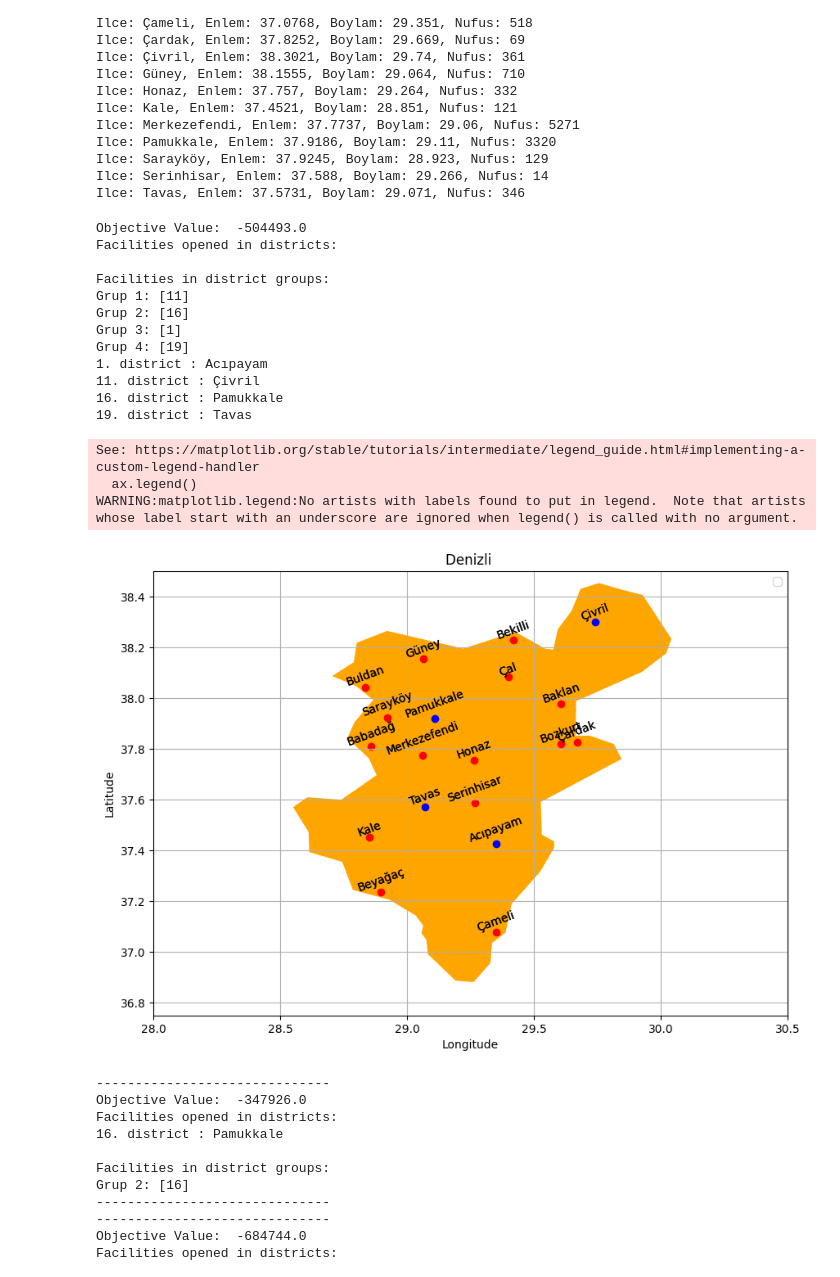
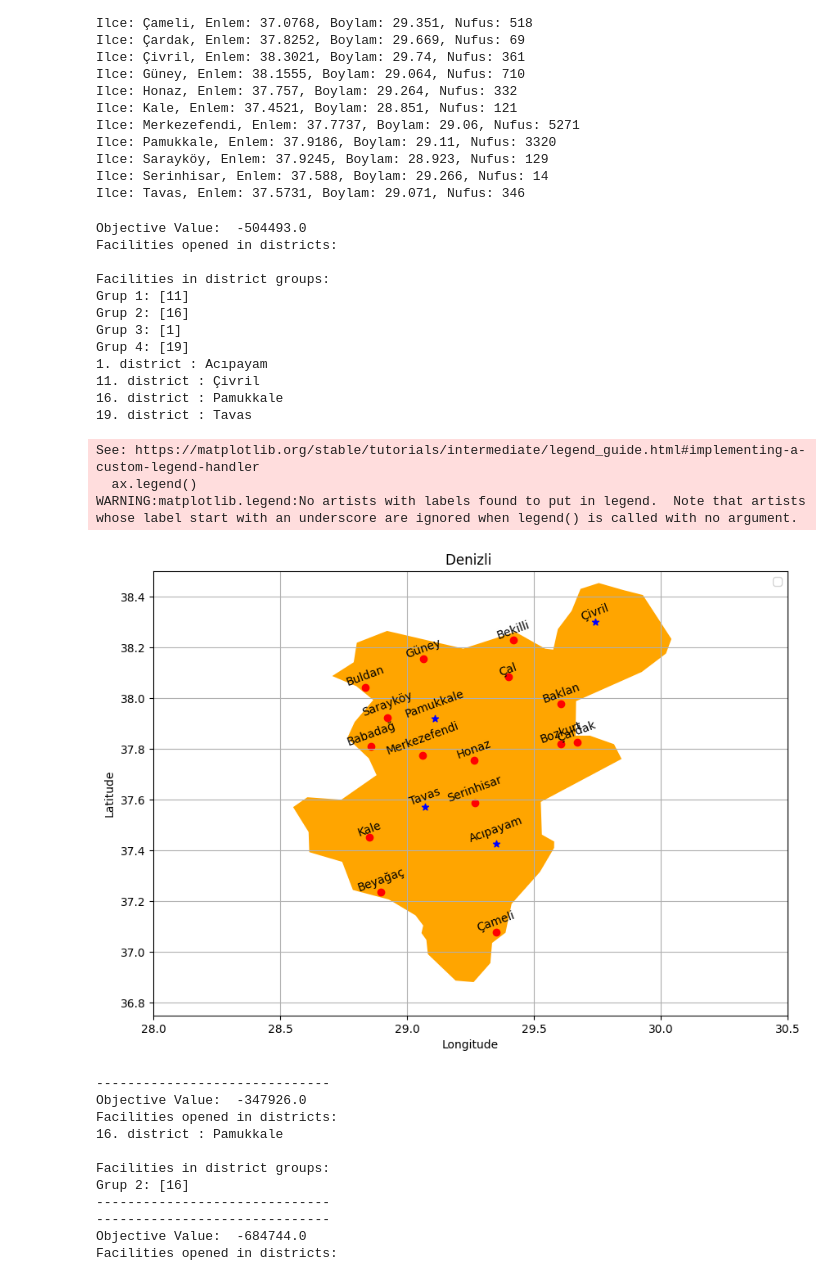
Before and after one commit to yiitdotdev/Earthquake-data-process, a Jupyter notebook: Earthquake.ipynb, the cells around one changed output. Cells and saved outputs as stored; diff of their text form; code cells hidden in the pictures.

```diff
--- a/Earthquake.ipynb
+++ b/Earthquake.ipynb
@@ -688,7 +688,11 @@ Ilce: Tavas, Enlem: 37.5731, Boylam: 29.071, Nufus: 346
 # %%
 from pulp import LpProblem, LpVariable, lpSum, LpBinary
 import numpy as np
-
+import matplotlib.pyplot as plt
+import json
+import geopandas as gpd
+import numpy as np
+from shapely.geometry import shape
 
 def optimize_facility_location(min_tesis_sayisi,gruplar):
     # Your existing code goes here...
@@ -761,38 +765,38 @@ def optimize_facility_location(min_tesis_sayisi,gruplar):
     # Plotting districts in ilceoutputlist in blue
     for i, name in enumerate(district_names):
         color = 'blue' if name in ilceoutputlist else 'red'
-        plt.scatter(longitudesilce[i], latitudesilce[i], marker='o', color=color)
+        marker = '*' if color == 'blue' else 'o'
+        plt.scatter(longitudesilce[i], latitudesilce[i], marker=marker, color=color)
         plt.annotate(name, (longitudesilce[i], latitudesilce[i]), textcoords="offset points", xytext=(0, 1), ha='center',
                     rotation=20)
-    # Annotate each point with the corresponding district name
-    for i, name in enumerate(district_names):
-        plt.annotate(name, (longitudesilce[i], latitudesilce[i]), textcoords="offset points", xytext=(0,1), ha='center', rotation=20)
+
+
 
     ax.set_title('Denizli ')
     plt.xlabel('Longitude')
     plt.ylabel('Latitude')
     ax.legend()
     plt.grid(True)
     plt.show()
 
 
 
 optimize_facility_location(4,gruplar)
 # %% [output]
 Objective Value:  -504493.0
 Facilities opened in districts:
 
 Facilities in district groups:
 Grup 1: [11]
 Grup 2: [16]
 Grup 3: [1]
 Grup 4: [19]
 1. district : Acıpayam
 11. district : Çivril
 16. district : Pamukkale
 19. district : Tavas
 See: https://matplotlib.org/stable/tutorials/intermediate/legend_guide.html#implementing-a-custom-legend-handler
   ax.legend()
 WARNING:matplotlib.legend:No artists with labels found to put in legend.  Note that artists whose label start with an underscore are ignored when legend() is called with no argument.
-[figure, old version]
+[figure, new version]
 # %%
```
Also changed, not shown: parts of 1 cell of this notebook.
